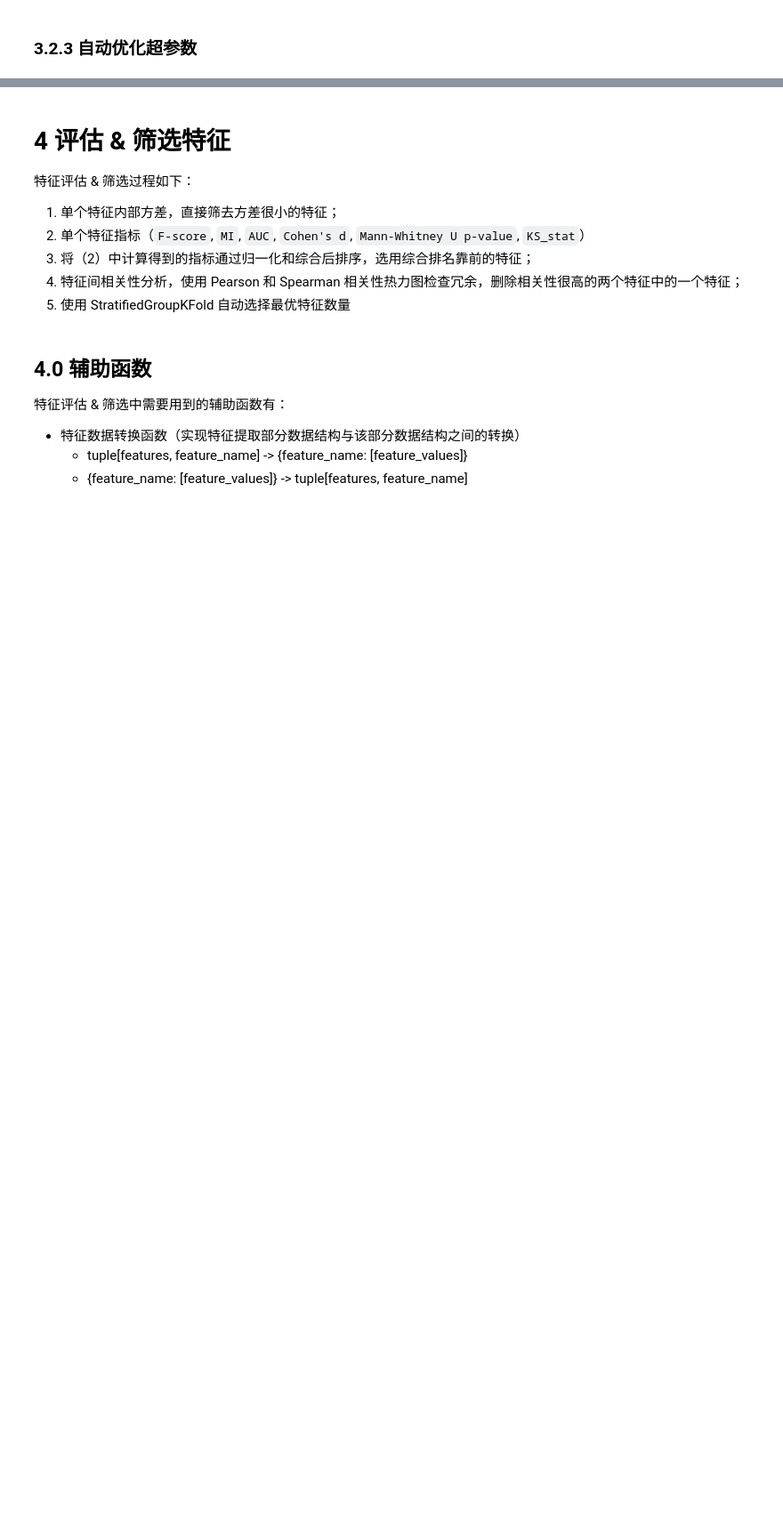
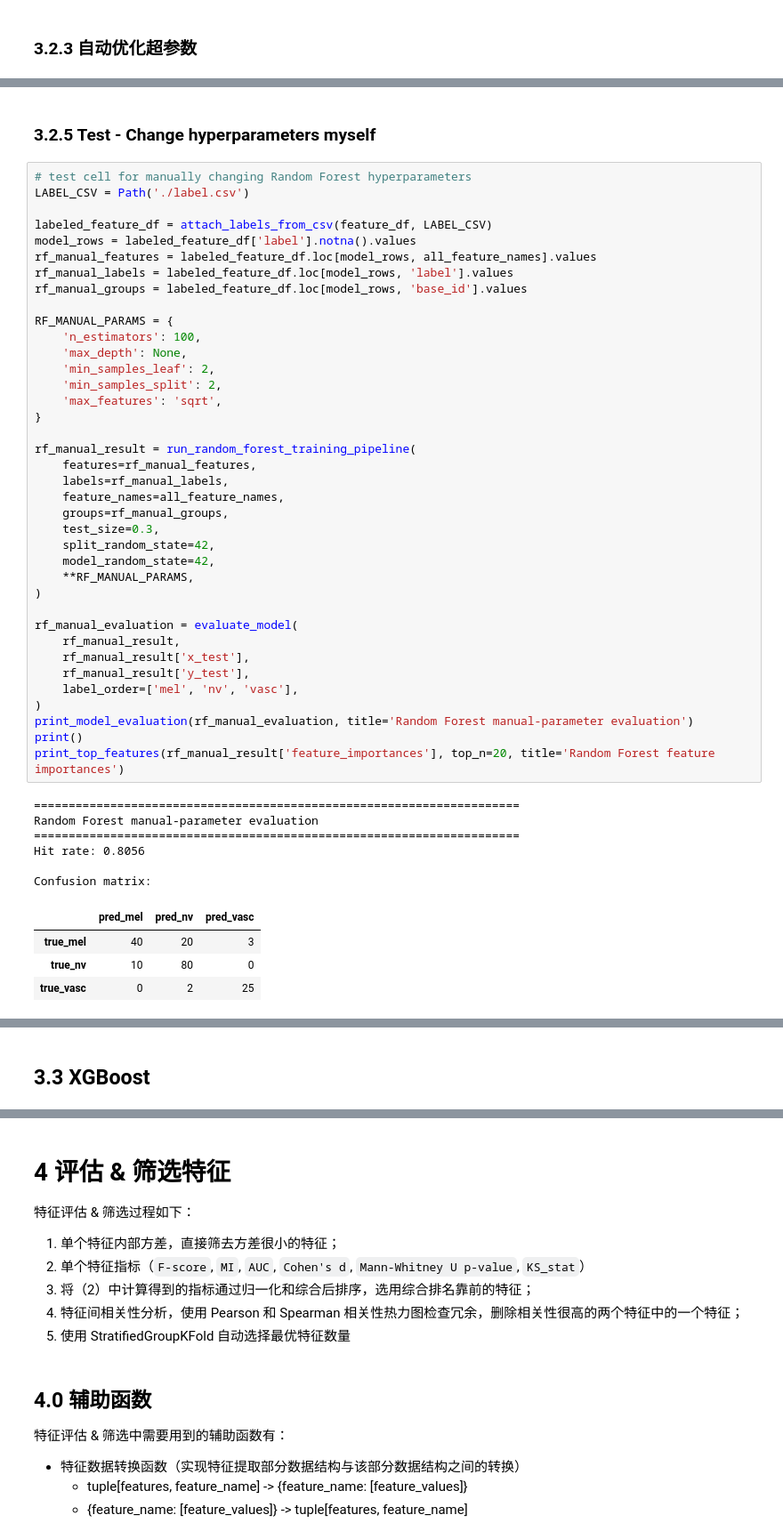
Before and after one commit to right-or-not/BIP, a Jupyter notebook: project2/Data_Proj2_Submit/submit.ipynb, the cells around one changed output, grey strips where cells are left out. Shown at 89% size. Saved outputs shown, nothing was run; the diff lists cells and outputs as text; blank space fills up the shorter version.

```diff
--- a/project2/Data_Proj2_Submit/submit.ipynb
+++ b/project2/Data_Proj2_Submit/submit.ipynb
@@ -1594,0 +1812,51 @@ rgb_b_mean_inner_minus_lesion: 0.009423
+# %% [markdown]
+### 3.2.5 Test - Change hyperparameters myself
+# %%
+# test cell for manually changing Random Forest hyperparameters
+LABEL_CSV = Path('./label.csv')
+
+labeled_feature_df = attach_labels_from_csv(feature_df, LABEL_CSV)
+model_rows = labeled_feature_df['label'].notna().values
+rf_manual_features = labeled_feature_df.loc[model_rows, all_feature_names].values
+rf_manual_labels = labeled_feature_df.loc[model_rows, 'label'].values
+rf_manual_groups = labeled_feature_df.loc[model_rows, 'base_id'].values
+
+RF_MANUAL_PARAMS = {
+    'n_estimators': 100,
+    'max_depth': None,
+    'min_samples_leaf': 2,
+    'min_samples_split': 2,
+    'max_features': 'sqrt',
+}
+
+rf_manual_result = run_random_forest_training_pipeline(
+    features=rf_manual_features,
+    labels=rf_manual_labels,
+    feature_names=all_feature_names,
+    groups=rf_manual_groups,
+    test_size=0.3,
+    split_random_state=42,
+    model_random_state=42,
+    **RF_MANUAL_PARAMS,
+)
+
+rf_manual_evaluation = evaluate_model(
+    rf_manual_result,
+    rf_manual_result['x_test'],
+    rf_manual_result['y_test'],
+    label_order=['mel', 'nv', 'vasc'],
+)
+print_model_evaluation(rf_manual_evaluation, title='Random Forest manual-parameter evaluation')
+print()
+print_top_features(rf_manual_result['feature_importances'], top_n=20, title='Random Forest feature importances')
+# %% [output]
+======================================================================
+Random Forest manual-parameter evaluation
+======================================================================
+Hit rate: 0.8056
+
+Confusion matrix:
+|  | pred_mel | pred_nv | pred_vasc |
+| true_mel | 40 | 20 | 3 |
+| true_nv | 10 | 80 | 0 |
+| true_vasc | 0 | 2 | 25 |
@@ -1594,0 +1880,2 @@ rgb_b_mean_inner_minus_lesion: 0.009423
+# %% [markdown]
+## 3.3 XGBoost
```
Also changed, not shown: parts of 57 cells of this notebook, 3 other files.
